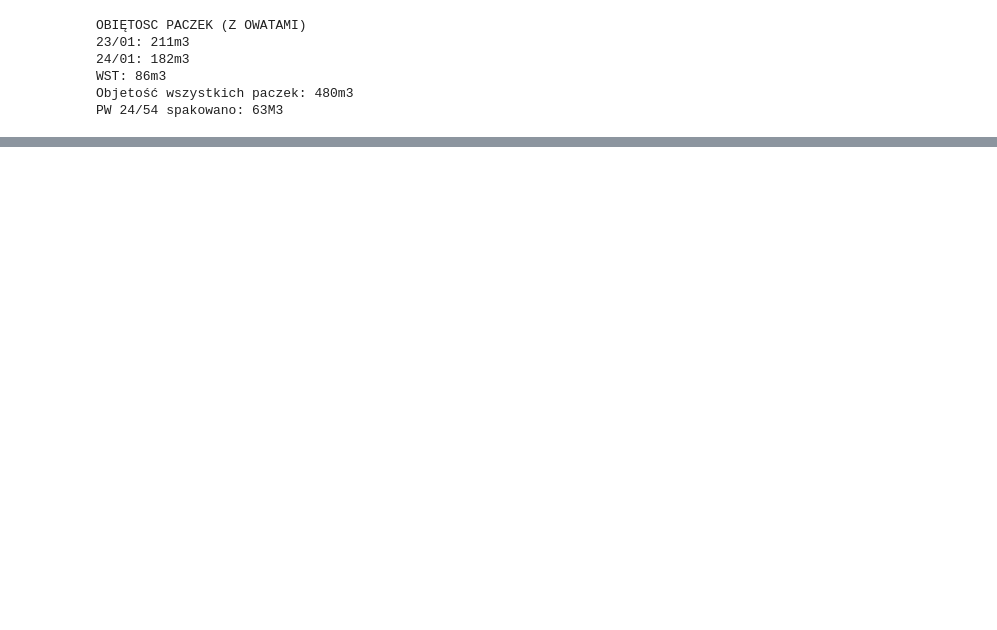
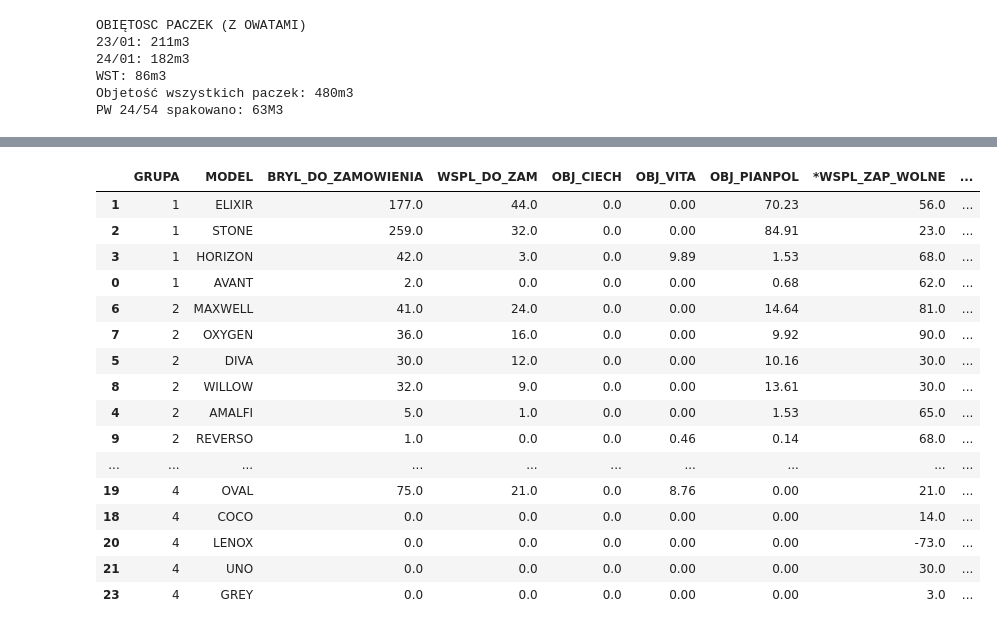
Before and after one commit to Mogarthron/Magazynier, a Jupyter notebook: ANALIZA_PIANEK.ipynb, the cells around one changed output, grey strips where cells are left out. Saved outputs shown, nothing was run; the diff lists cells and outputs as text; code cells hidden in the pictures; blank space fills up the shorter version.

```diff
--- a/ANALIZA_PIANEK.ipynb
+++ b/ANALIZA_PIANEK.ipynb
@@ -92,3 +112,21 @@ arp
 # %%
-arp.Tabela_podsumowania_analizy.query("GRUPA == 4")
+arp.Tabela_podsumowania_analizy#.query("GRUPA == 4")
+# %% [output]
+|  | GRUPA | MODEL | BRYL_DO_ZAMOWIENIA | WSPL_DO_ZAM | OBJ_CIECH | OBJ_VITA | OBJ_PIANPOL | *WSPL_ZAP_WOLNE | ... |
+| 1 | 1 | ELIXIR | 177.0 | 44.0 | 0.0 | 0.00 | 70.23 | 56.0 | ... |
+| 2 | 1 | STONE | 259.0 | 32.0 | 0.0 | 0.00 | 84.91 | 23.0 | ... |
+| 3 | 1 | HORIZON | 42.0 | 3.0 | 0.0 | 9.89 | 1.53 | 68.0 | ... |
+| 0 | 1 | AVANT | 2.0 | 0.0 | 0.0 | 0.00 | 0.68 | 62.0 | ... |
+| 6 | 2 | MAXWELL | 41.0 | 24.0 | 0.0 | 0.00 | 14.64 | 81.0 | ... |
+| 7 | 2 | OXYGEN | 36.0 | 16.0 | 0.0 | 0.00 | 9.92 | 90.0 | ... |
+| 5 | 2 | DIVA | 30.0 | 12.0 | 0.0 | 0.00 | 10.16 | 30.0 | ... |
+| 8 | 2 | WILLOW | 32.0 | 9.0 | 0.0 | 0.00 | 13.61 | 30.0 | ... |
+| 4 | 2 | AMALFI | 5.0 | 1.0 | 0.0 | 0.00 | 1.53 | 65.0 | ... |
+| 9 | 2 | REVERSO | 1.0 | 0.0 | 0.0 | 0.46 | 0.14 | 68.0 | ... |
+| ... | ... | ... | ... | ... | ... | ... | ... | ... | ... |
+| 19 | 4 | OVAL | 75.0 | 21.0 | 0.0 | 8.76 | 0.00 | 21.0 | ... |
+| 18 | 4 | COCO | 0.0 | 0.0 | 0.0 | 0.00 | 0.00 | 14.0 | ... |
+| 20 | 4 | LENOX | 0.0 | 0.0 | 0.0 | 0.00 | 0.00 | -73.0 | ... |
+| 21 | 4 | UNO | 0.0 | 0.0 | 0.0 | 0.00 | 0.00 | 30.0 | ... |
+| 23 | 4 | GREY | 0.0 | 0.0 | 0.0 | 0.00 | 0.00 | 3.0 | ... |
 # %%
```
Also changed, not shown: parts of 7 cells of this notebook.
